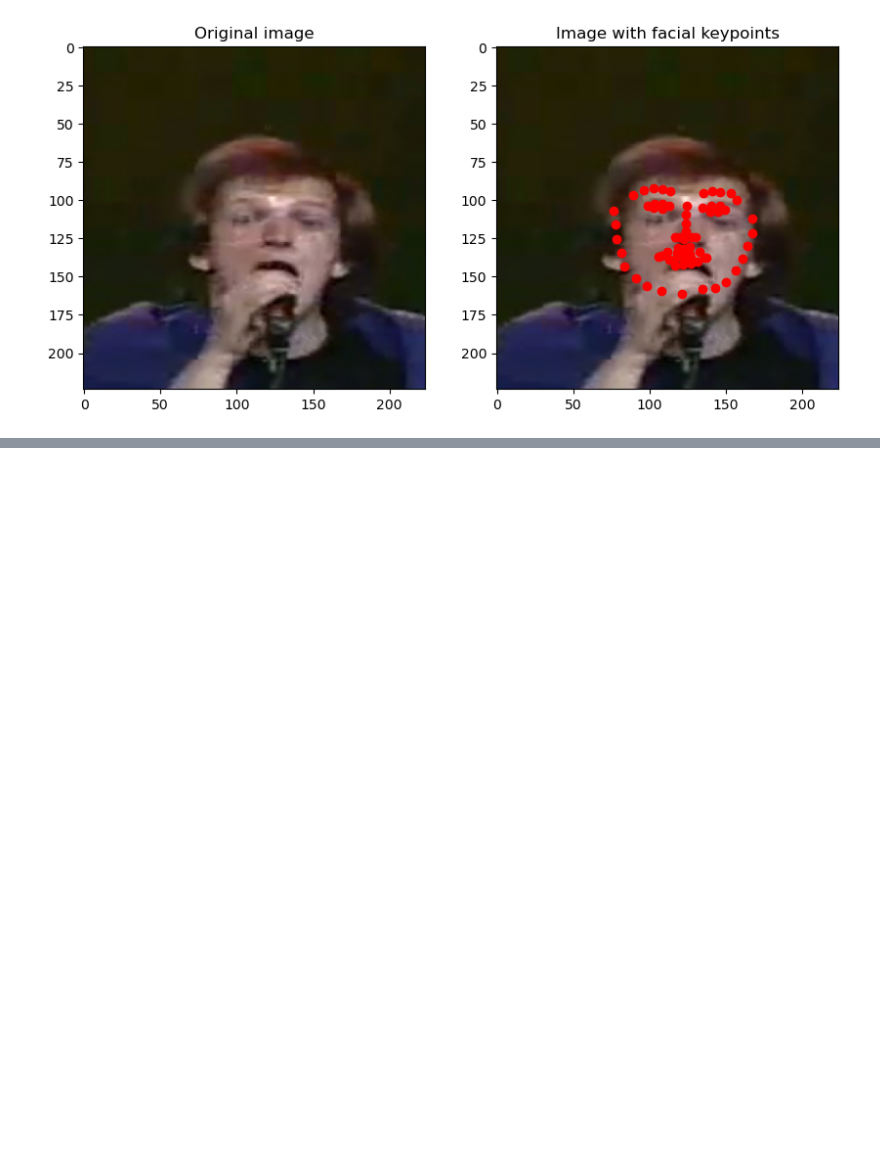
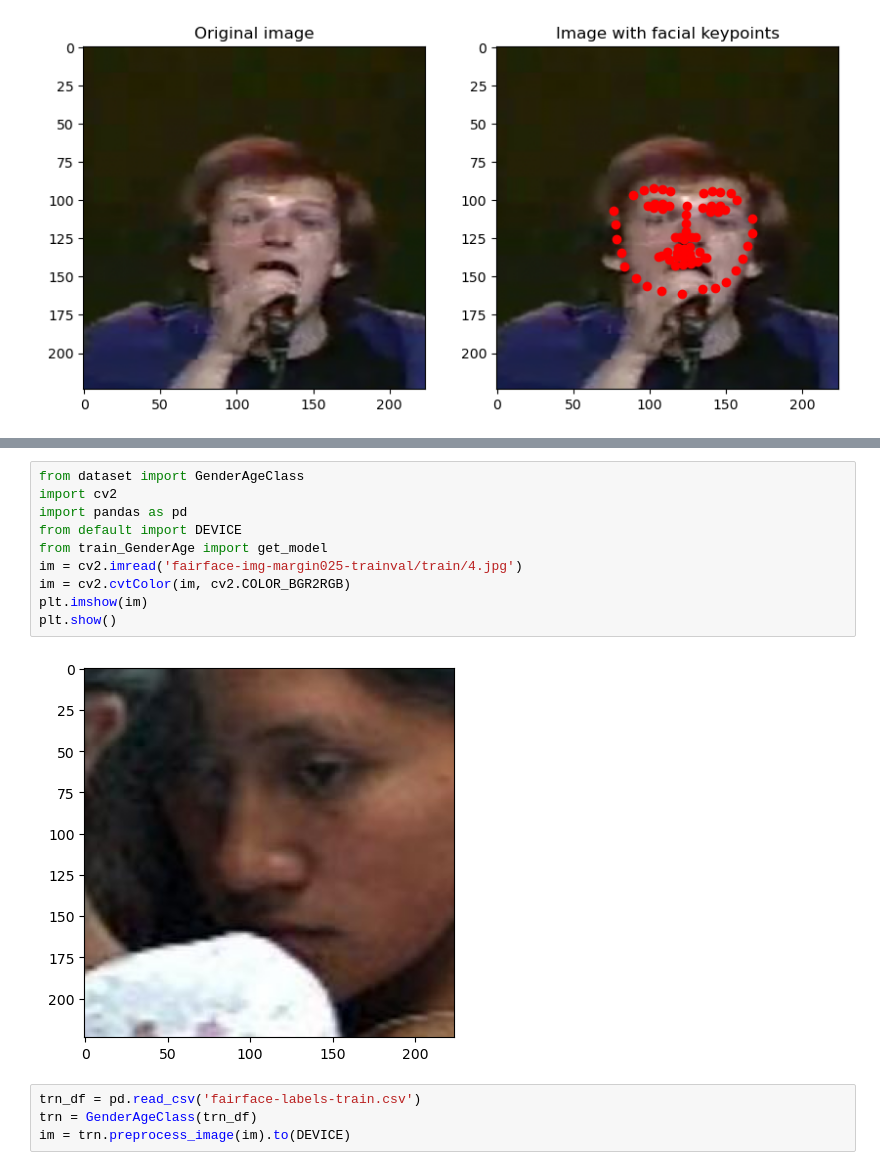
Before and after one commit to qslia/image_classification, a Jupyter notebook: plot.ipynb, the cells around one changed output, grey strips where cells are left out. Drawn from its saved outputs; the diff is of its cells as text; blank space fills up the shorter version.

Commit message:
add fairface

```diff
--- a/plot.ipynb
+++ b/plot.ipynb
@@ -137,0 +206,16 @@ plt.show()
+# %%
+from dataset import GenderAgeClass
+import cv2
+import pandas as pd
+from default import DEVICE
+from train_GenderAge import get_model
+im = cv2.imread('fairface-img-margin025-trainval/train/4.jpg')
+im = cv2.cvtColor(im, cv2.COLOR_BGR2RGB)
+plt.imshow(im)
+plt.show()
+# %% [output]
+[figure, added]
+# %%
+trn_df = pd.read_csv('fairface-labels-train.csv')
+trn = GenderAgeClass(trn_df)
+im = trn.preprocess_image(im).to(DEVICE)
```
Also changed, not shown: parts of 15 cells of this notebook, 5 other files.
